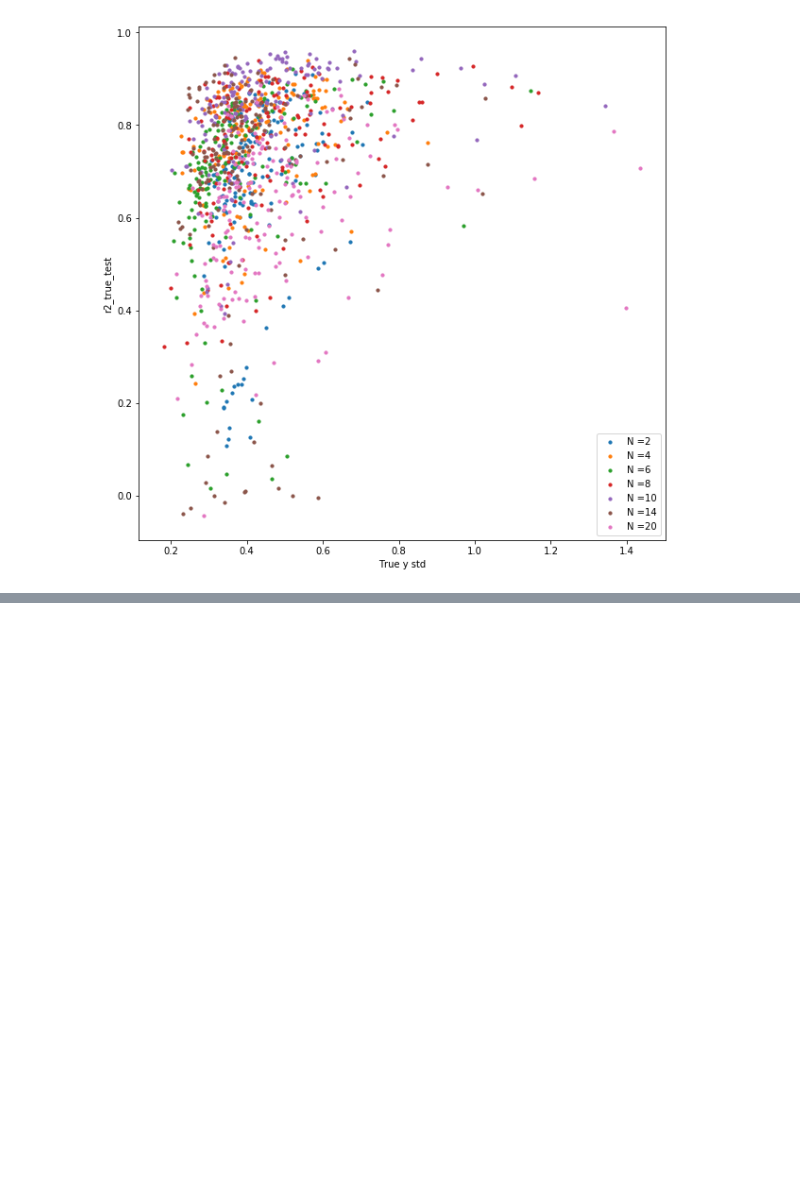
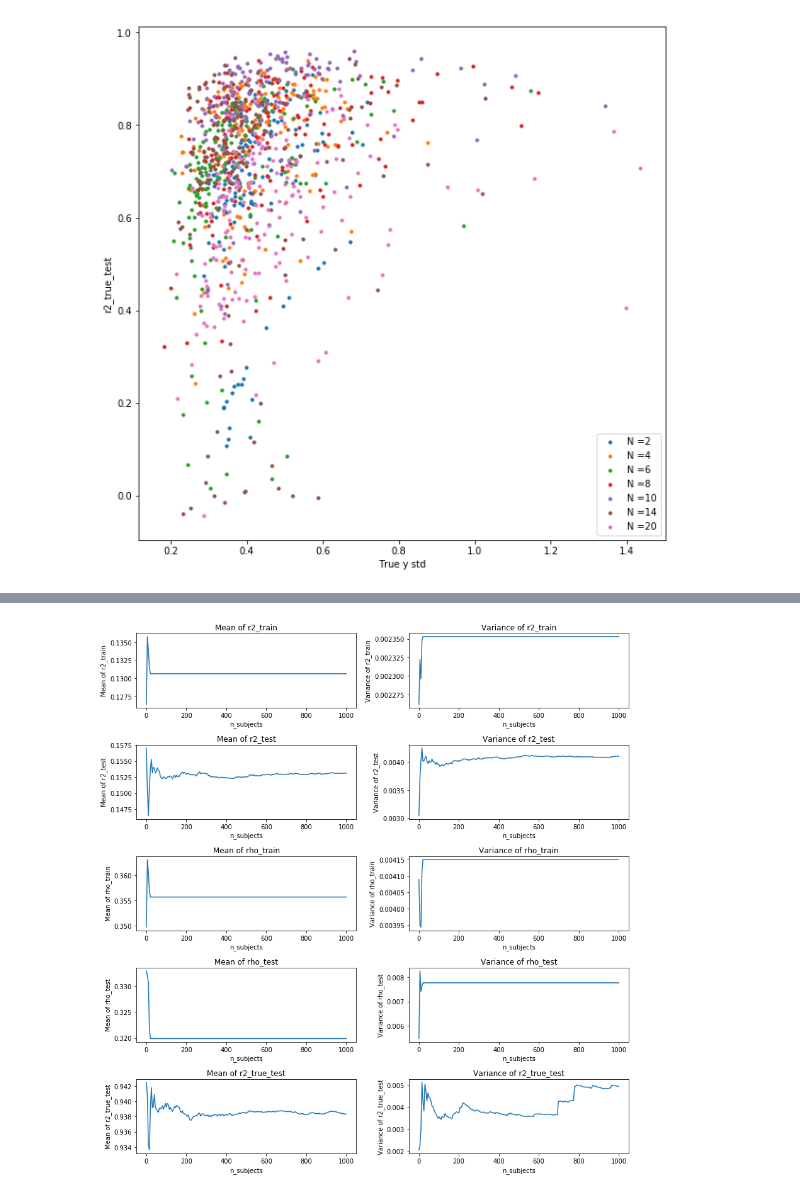
Before and after one commit to sebastiendemortain/neural-coding-of-probabilities, a Jupyter notebook: simulation_results.ipynb, the cells around one changed output, grey strips where cells are left out. Saved outputs shown, nothing was run; the diff lists cells and outputs as text; code cells hidden in the pictures; blank space fills up the shorter version.

```diff
--- a/simulation_results.ipynb
+++ b/simulation_results.ipynb
@@ -1391,0 +1470,92 @@ plt.show()
+# %%
+# Visualize the evolution of r2 according to the number of subjects
+k_scheme = 1
+k_fit_N = 3
+k_true_N = 4
+
+true_N = N_array[k_true_N]
+fit_N = N_array[k_fit_N]
+
+print('Scheme : '+scheme_array[k_scheme]+'\n'+'true_N = '+str(true_N)+'\nfit_N = '+str(fit_N)
+      +'\n')
+
+subject_r2_train_mean_to_plot = subject_r2_train_mean[k_scheme, k_fit_N, k_true_N, :]
+subject_r2_train_var_to_plot = subject_r2_train_var[k_scheme, k_fit_N, k_true_N, :]
+
+subject_r2_test_mean_to_plot = subject_r2_test_mean[k_scheme, k_fit_N, k_true_N, :]
+subject_r2_test_var_to_plot = subject_r2_test_var[k_scheme, k_fit_N, k_true_N, :]
+
+subject_rho_train_mean_to_plot = subject_rho_train_mean[k_scheme, k_fit_N, k_true_N, :]
+subject_rho_train_var_to_plot = subject_rho_train_var[k_scheme, k_fit_N, k_true_N, :]
+
+subject_rho_test_mean_to_plot = subject_rho_test_mean[k_scheme, k_fit_N, k_true_N, :]
+subject_rho_test_var_to_plot = subject_rho_test_var[k_scheme, k_fit_N, k_true_N, :]
+
+subject_r2_true_test_mean_to_plot = subject_r2_true_test_mean[k_scheme, k_fit_N, k_true_N, :]
+subject_r2_true_test_var_to_plot = subject_r2_true_test_var[k_scheme, k_fit_N, k_true_N, :]
+
+fig = plt.figure(figsize=(12, 12))
+ax_r2_train_mean = fig.add_subplot(521)
+ax_r2_train_mean.plot(n_subjects_array, subject_r2_train_mean_to_plot)
+ax_r2_train_mean.set_xlabel('n_subjects')
+ax_r2_train_mean.set_ylabel('Mean of r2_train')
+ax_r2_train_mean.set_title('Mean of r2_train')
+
+ax_r2_train_var = fig.add_subplot(522)
+ax_r2_train_var.plot(n_subjects_array, subject_r2_train_var_to_plot)
+ax_r2_train_var.set_xlabel('n_subjects')
+ax_r2_train_var.set_ylabel('Variance of r2_train')
+ax_r2_train_var.set_title('Variance of r2_train')
+
+ax_r2_test_mean = fig.add_subplot(523)
+ax_r2_test_mean.plot(n_subjects_array, subject_r2_test_mean_to_plot)
+ax_r2_test_mean.set_xlabel('n_subjects')
+ax_r2_test_mean.set_ylabel('Mean of r2_test')
+ax_r2_test_mean.set_title('Mean of r2_test')
+
+ax_r2_test_var = fig.add_subplot(524)
+ax_r2_test_var.plot(n_subjects_array, subject_r2_test_var_to_plot)
+ax_r2_test_var.set_xlabel('n_subjects')
+ax_r2_test_var.set_ylabel('Variance of r2_test')
+ax_r2_test_var.set_title('Variance of r2_test')
+
+ax_rho_train_mean = fig.add_subplot(525)
+ax_rho_train_mean.plot(n_subjects_array, subject_rho_train_mean_to_plot)
+ax_rho_train_mean.set_xlabel('n_subjects')
+ax_rho_train_mean.set_ylabel('Mean of rho_train')
+ax_rho_train_mean.set_title('Mean of rho_train')
+
+ax_rho_train_var = fig.add_subplot(526)
+ax_rho_train_var.plot(n_subjects_array, subject_rho_train_var_to_plot)
+ax_rho_train_var.set_xlabel('n_subjects')
+ax_rho_train_var.set_ylabel('Variance of rho_train')
+ax_rho_train_var.set_title('Variance of rho_train')
+
+ax_rho_test_mean = fig.add_subplot(527)
+ax_rho_test_mean.plot(n_subjects_array, subject_rho_test_mean_to_plot)
+ax_rho_test_mean.set_xlabel('n_subjects')
+ax_rho_test_mean.set_ylabel('Mean of rho_test')
+ax_rho_test_mean.set_title('Mean of rho_test')
+
+ax_rho_test_var = fig.add_subplot(528)
+ax_rho_test_var.plot(n_subjects_array, subject_rho_test_var_to_plot)
+ax_rho_test_var.set_xlabel('n_subjects')
+ax_rho_test_var.set_ylabel('Variance of rho_test')
+ax_rho_test_var.set_title('Variance of rho_test')
+fig.tight_layout()
+
+ax_r2_true_test_mean = fig.add_subplot(5,2, 9)
+ax_r2_true_test_mean.plot(n_subjects_array, subject_r2_true_test_mean_to_plot)
+ax_r2_true_test_mean.set_xlabel('n_subjects')
+ax_r2_true_test_mean.set_ylabel('Mean of r2_true_test')
+ax_r2_true_test_mean.set_title('Mean of r2_true_test')
+
+ax_r2_true_test_var = fig.add_subplot(5,2,10)
+ax_r2_true_test_var.plot(n_subjects_array, subject_r2_true_test_var_to_plot)
+ax_r2_true_test_var.set_xlabel('n_subjects')
+ax_r2_true_test_var.set_ylabel('Variance of r2_true_test')
+ax_r2_true_test_var.set_title('Variance of r2_true_test')
+
+
+plt.show()
+# %% [output]
@@ -1391,0 +1565 @@ plt.show()
+[figure, added]
```
Also changed, not shown: parts of 14 cells of this notebook, 1 other file.
